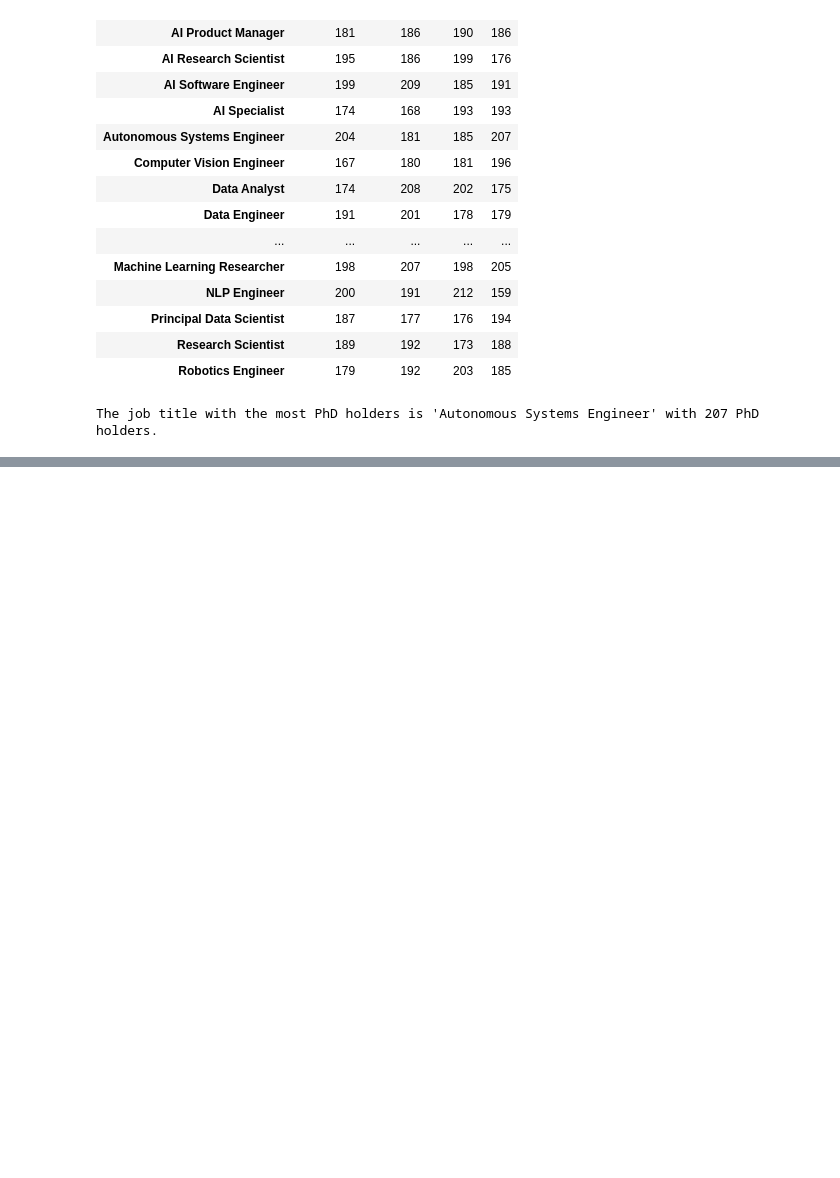
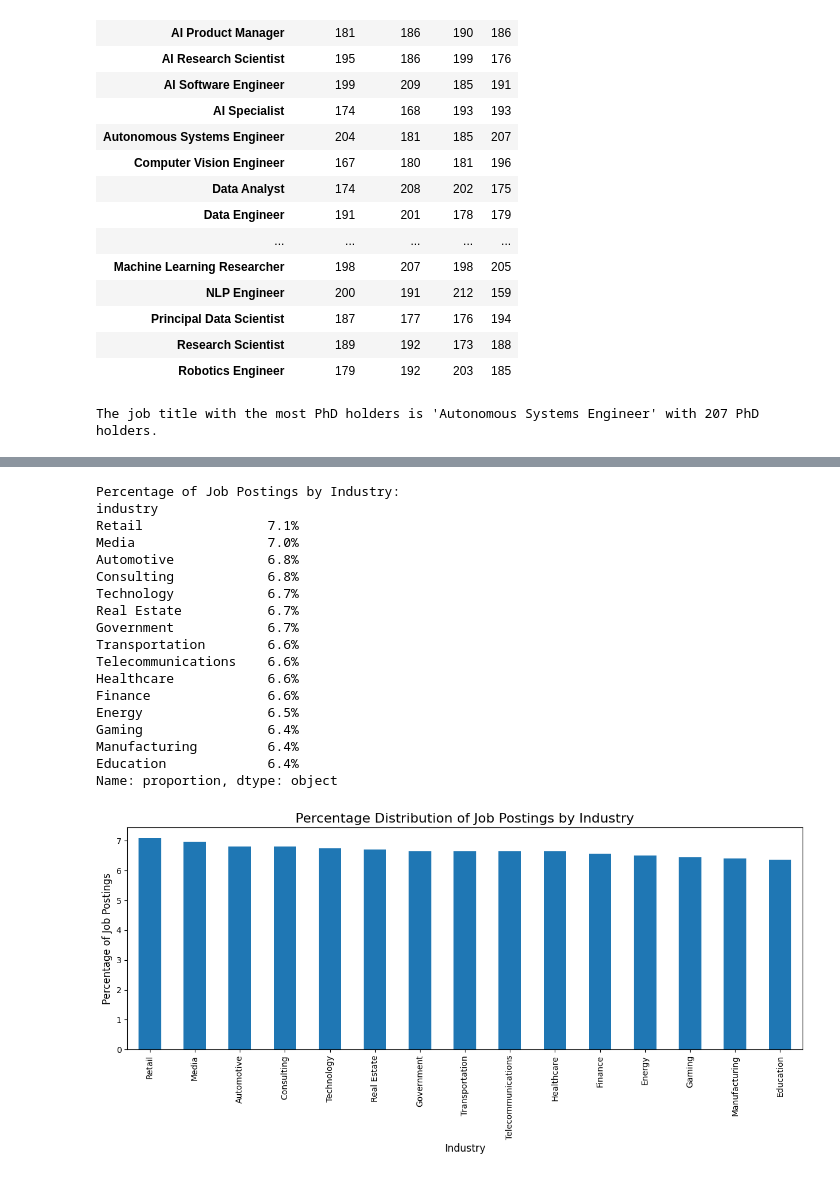
Before and after one commit to stevejj4/Global-AI-Job-Market-Trends-Salary-Insights-2025, a Jupyter notebook: ai_job_project.ipynb, the cells around one changed output, grey strips where cells are left out. Saved outputs shown, nothing was run; the diff lists cells and outputs as text; code cells hidden in the pictures; blank space fills up the shorter version.

```diff
--- a/ai_job_project.ipynb
+++ b/ai_job_project.ipynb
@@ -239,0 +310,39 @@ The job title with the most PhD holders is 'Autonomous Systems Engineer' with 20
+# %%
+# Count the occurrences of each industry and calculate percentages
+industry_percentages = df['industry'].value_counts(normalize=True) * 100
+
+# Display the result in percentage
+print("Percentage of Job Postings by Industry:")
+print(industry_percentages.apply(lambda x: f'{x:.1f}%'))
+
+# Create a bar plot of industry percentages
+plt.figure(figsize=(12, 6))
+industry_percentages.plot(kind='bar')
+
+plt.title('Percentage Distribution of Job Postings by Industry', fontsize=16)
+plt.xlabel('Industry', fontsize=12)
+plt.ylabel('Percentage of Job Postings', fontsize=12)
+plt.xticks(rotation=90) # Rotate industry names for better readability
+plt.tight_layout() # Adjust layout to prevent labels overlapping
+
+plt.show()
+# %% [output]
+Percentage of Job Postings by Industry:
+industry
+Retail                7.1%
+Media                 7.0%
+Automotive            6.8%
+Consulting            6.8%
+Technology            6.7%
+Real Estate           6.7%
+Government            6.7%
+Transportation        6.6%
+Telecommunications    6.6%
+Healthcare            6.6%
+Finance               6.6%
+Energy                6.5%
+Gaming                6.4%
+Manufacturing         6.4%
+Education             6.4%
+Name: proportion, dtype: object
+[figure, added]
```
Also changed, not shown: parts of 22 cells of this notebook.
